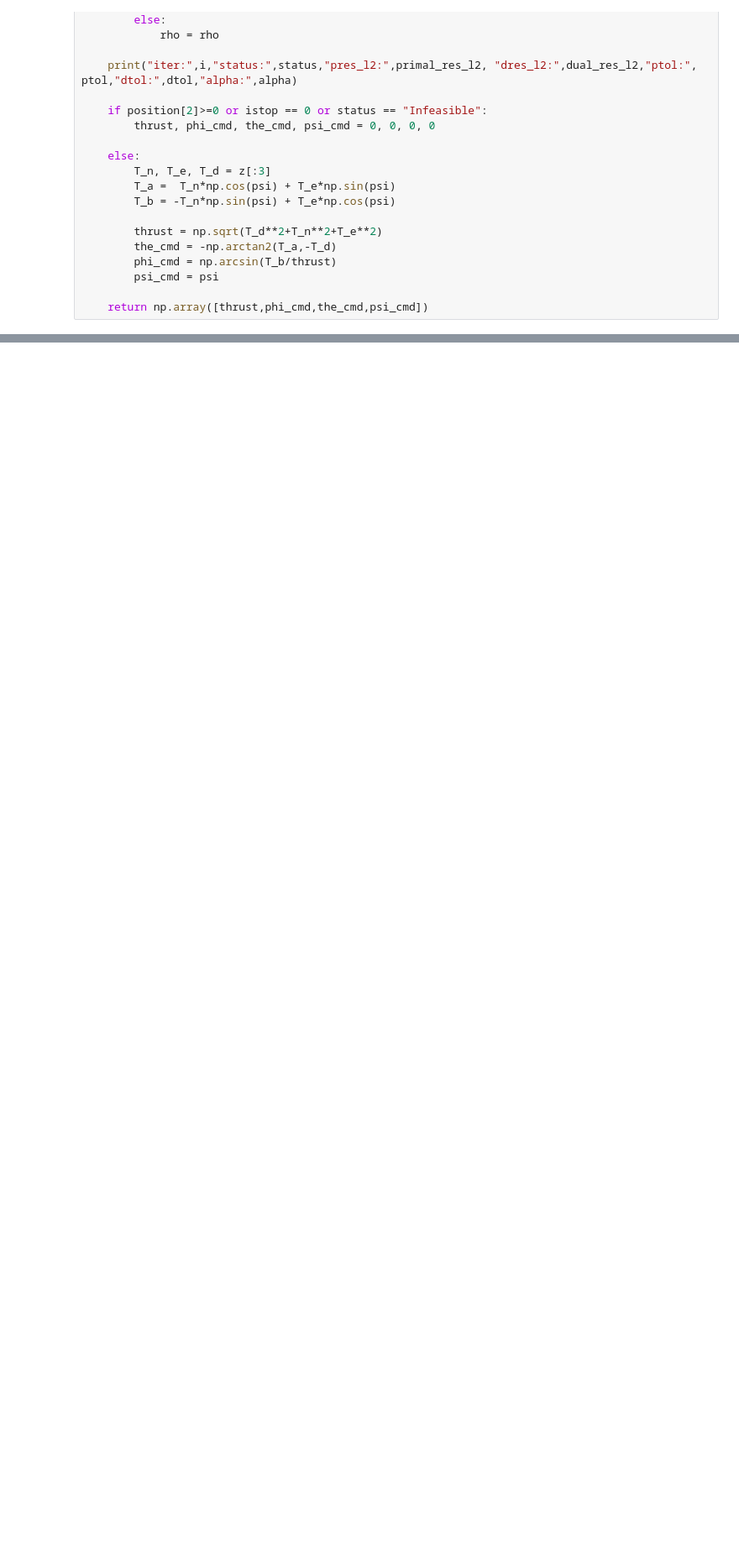
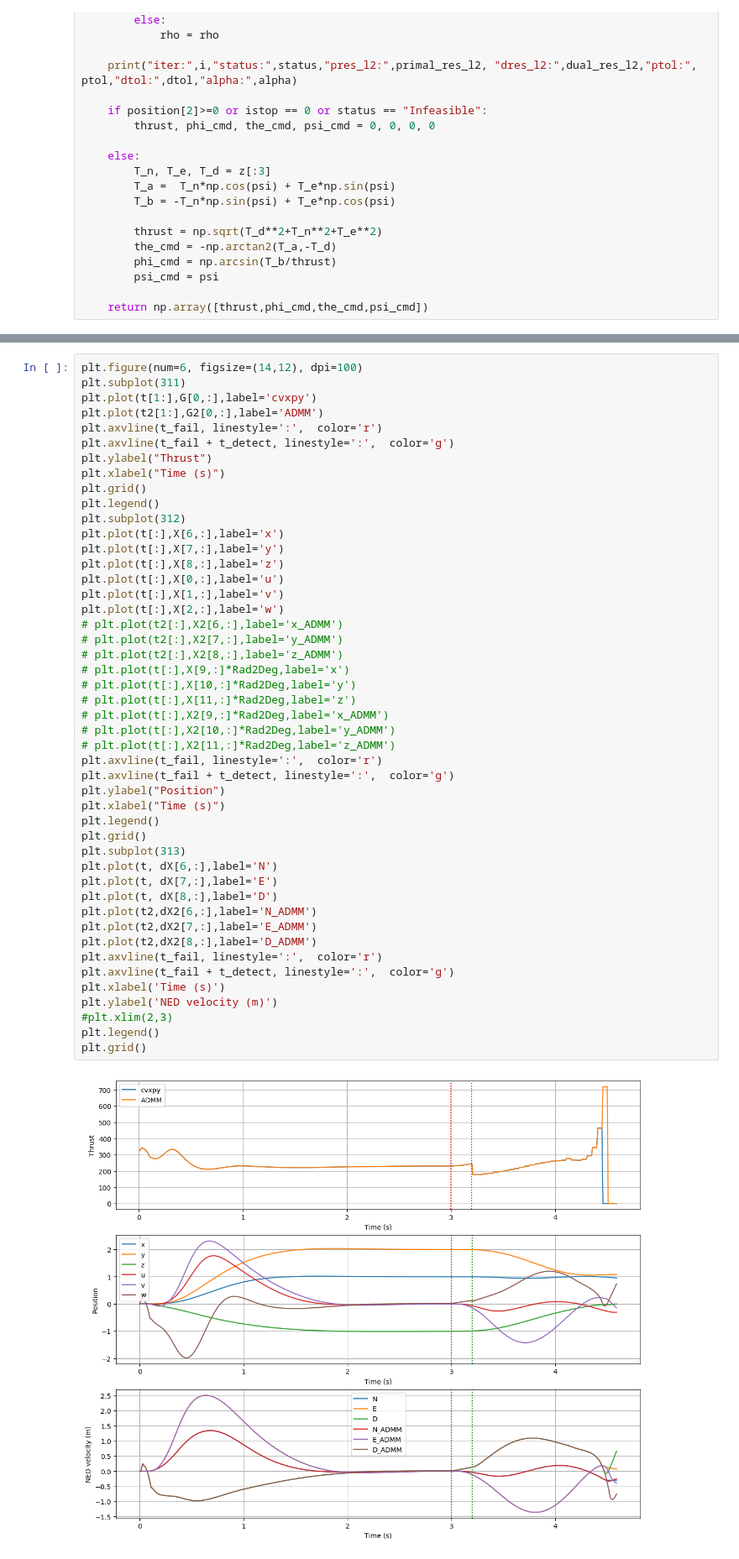
Before and after one commit to acsl-inha/drone_simulation, a Jupyter notebook: src/Euler_angle_guidance.ipynb, the cells around one changed output, grey strips where cells are left out. Shown at 84% size. Saved outputs shown, nothing was run; the diff lists cells and outputs as text; blank space fills up the shorter version.

```diff
--- a/src/Euler_angle_guidance.ipynb
+++ b/src/Euler_angle_guidance.ipynb
@@ -641,3 +641,52 @@ skip:  2.9802322387695312e-05
+# %%
+plt.figure(num=6, figsize=(14,12), dpi=100)
+plt.subplot(311)
+plt.plot(t[1:],G[0,:],label='cvxpy')
+plt.plot(t2[1:],G2[0,:],label='ADMM')
+plt.axvline(t_fail, linestyle=':',  color='r')
+plt.axvline(t_fail + t_detect, linestyle=':',  color='g')
+plt.ylabel("Thrust")
+plt.xlabel("Time (s)")
+plt.grid()
+plt.legend()
+plt.subplot(312)
+plt.plot(t[:],X[6,:],label='x')
+plt.plot(t[:],X[7,:],label='y')
+plt.plot(t[:],X[8,:],label='z')
+plt.plot(t[:],X[0,:],label='u')
+plt.plot(t[:],X[1,:],label='v')
+plt.plot(t[:],X[2,:],label='w')
+# plt.plot(t2[:],X2[6,:],label='x_ADMM')
+# plt.plot(t2[:],X2[7,:],label='y_ADMM')
+# plt.plot(t2[:],X2[8,:],label='z_ADMM')
+# plt.plot(t[:],X[9,:]*Rad2Deg,label='x')
+# plt.plot(t[:],X[10,:]*Rad2Deg,label='y')
+# plt.plot(t[:],X[11,:]*Rad2Deg,label='z')
+# plt.plot(t[:],X2[9,:]*Rad2Deg,label='x_ADMM')
+# plt.plot(t[:],X2[10,:]*Rad2Deg,label='y_ADMM')
+# plt.plot(t[:],X2[11,:]*Rad2Deg,label='z_ADMM')
+plt.axvline(t_fail, linestyle=':',  color='r')
+plt.axvline(t_fail + t_detect, linestyle=':',  color='g')
+plt.ylabel("Position")
+plt.xlabel("Time (s)")
+plt.legend()
+plt.grid()
+plt.subplot(313)
+plt.plot(t, dX[6,:],label='N')
+plt.plot(t, dX[7,:],label='E')
+plt.plot(t, dX[8,:],label='D')
+plt.plot(t2,dX2[6,:],label='N_ADMM')
+plt.plot(t2,dX2[7,:],label='E_ADMM')
+plt.plot(t2,dX2[8,:],label='D_ADMM')
+plt.axvline(t_fail, linestyle=':',  color='r')
+plt.axvline(t_fail + t_detect, linestyle=':',  color='g')
+plt.xlabel('Time (s)')
+plt.ylabel('NED velocity (m)')
+#plt.xlim(2,3)
+plt.legend()
+plt.grid()
+# %% [output]
+[figure, added]
 # %%
 plt.figure(num=6, figsize=(14,12), dpi=100)
 plt.subplot(311)
```
Also changed, not shown: parts of 4 cells of this notebook, 2 other files.
